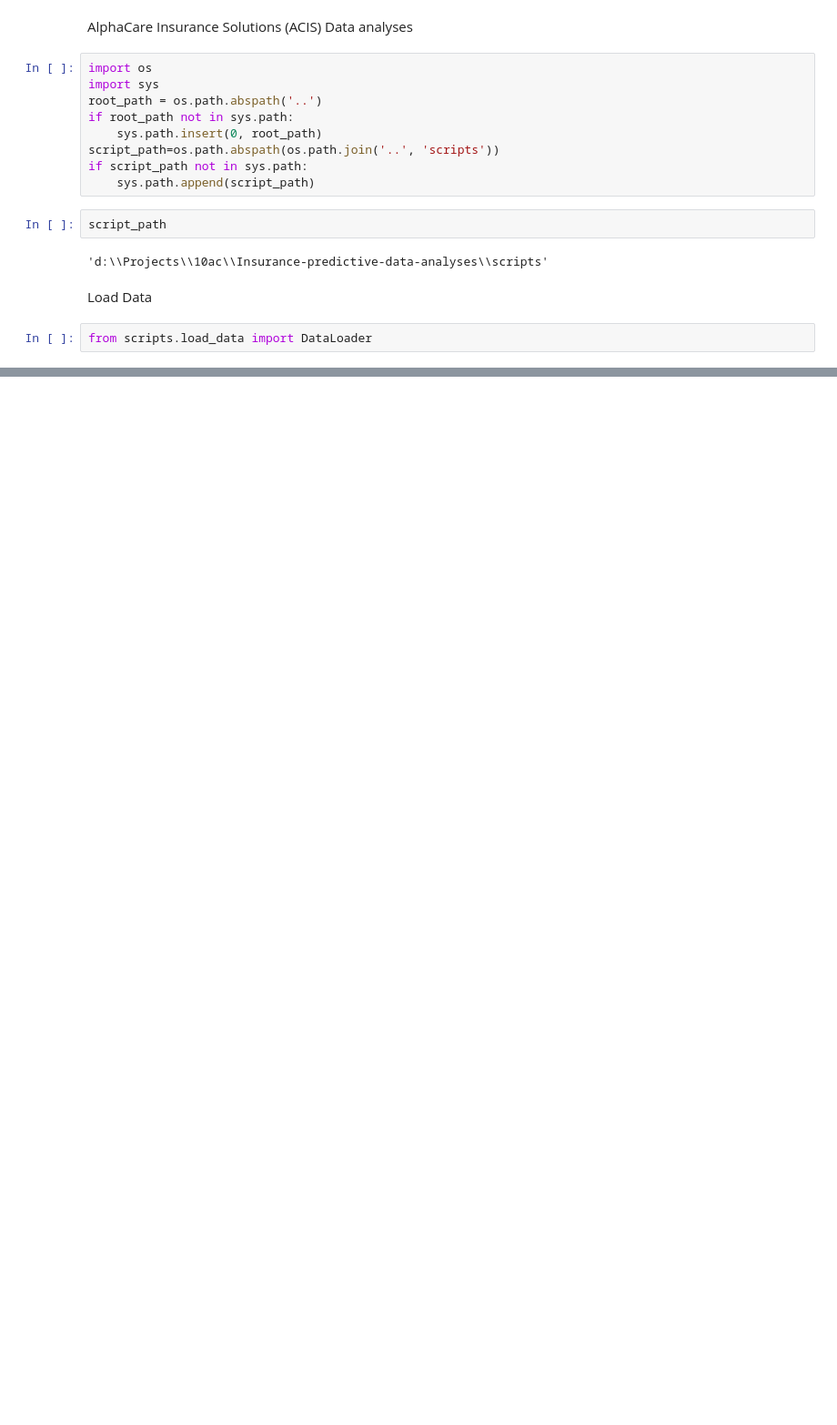
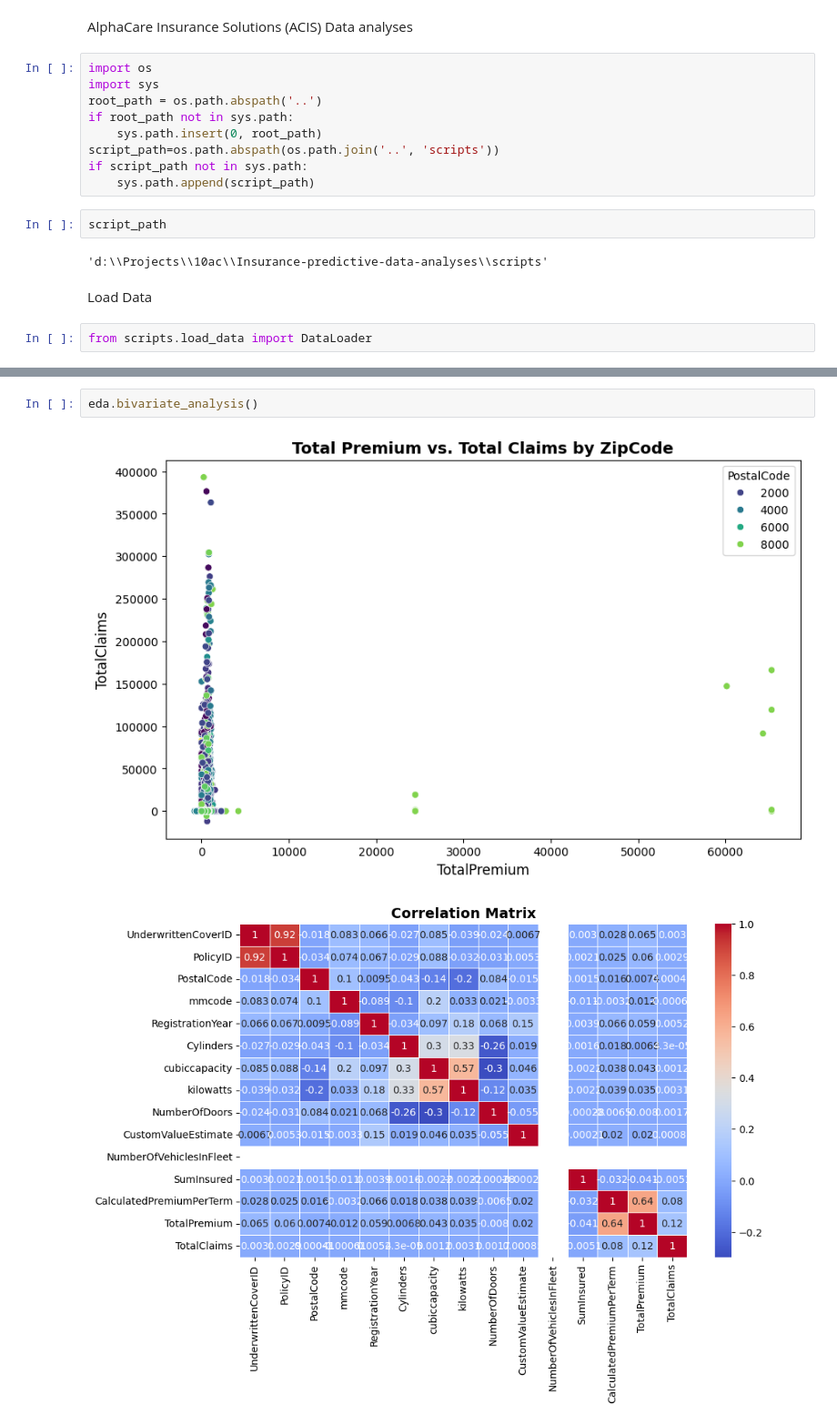
Before and after one commit to mamofideno/Insurance-predictive-data-analyses, a Jupyter notebook: notebooks/main.ipynb, the cells around one changed output, grey strips where cells are left out. Shown at 91% size. Cells and saved outputs as stored; diff of their text form; blank space fills up the shorter version.

```diff
--- a/notebooks/main.ipynb
+++ b/notebooks/main.ipynb
@@ -43,0 +89,5 @@ array([1459, 1513, 1619, 1625, 1629, 1852, 1982, 2007, 2066, 4093, 2000,
+# %%
+eda.bivariate_analysis()
+# %% [output]
+[figure, added]
+[figure, added]
```
Also changed, not shown: parts of 9 cells of this notebook, 2 other files.
